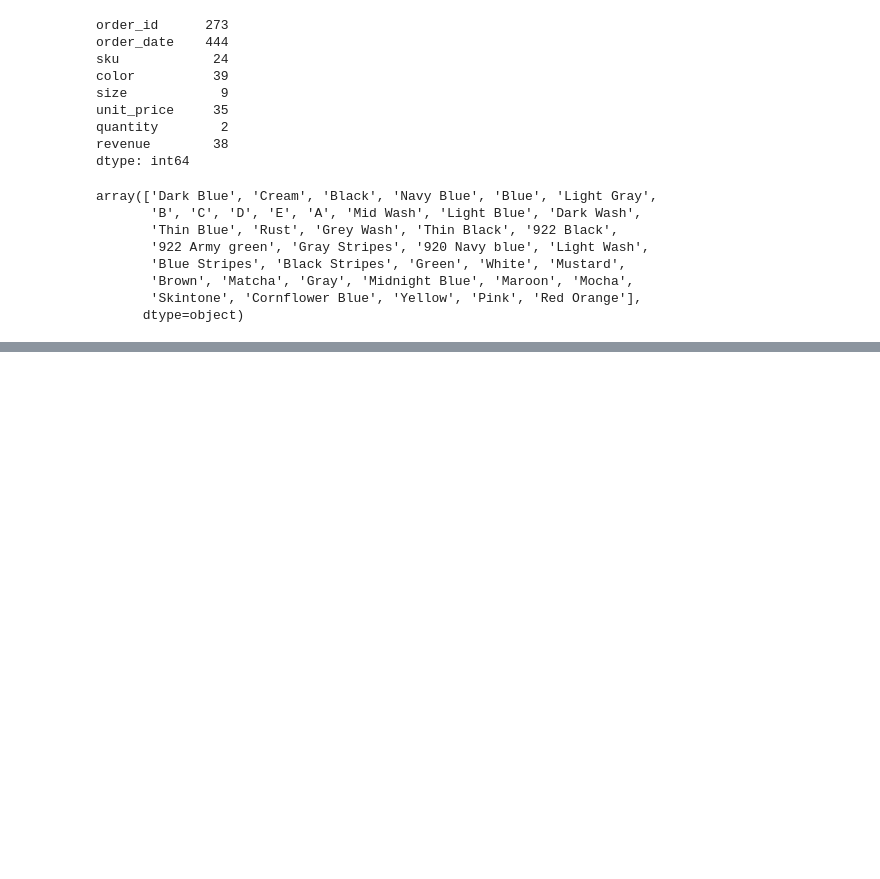
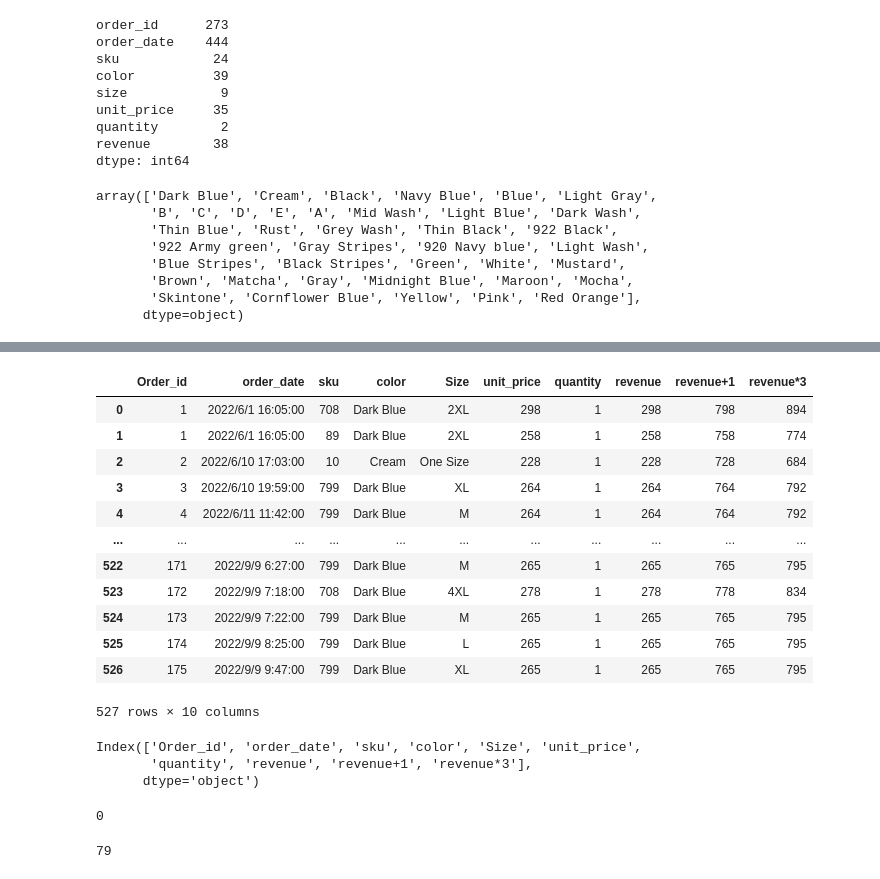
Before and after one commit to nayana142/Data-Science-Progression, a Jupyter notebook: 2. Pandas/Women_clothing.ipynb, the cells around one changed output, grey strips where cells are left out. Drawn from its saved outputs; the diff is of its cells as text; code cells hidden in the pictures; blank space fills up the shorter version.

```diff
--- a/2. Pandas/Women_clothing.ipynb
+++ b/2. Pandas/Women_clothing.ipynb
@@ -547,0 +593,2 @@ array(['Dark Blue', 'Cream', 'Black', 'Navy Blue', 'Blue', 'Light Gray',
+# %%
+data['sku'].replace('bobo','10',inplace=True)
@@ -547,0 +698,22 @@ array(['Dark Blue', 'Cream', 'Black', 'Navy Blue', 'Blue', 'Light Gray',
+# %%
+data
+# %% [output]
+|  | Order_id | order_date | sku | color | Size | unit_price | quantity | revenue | revenue+1 | revenue*3 |
+| 0 | 1 | 2022/6/1 16:05:00 | 708 | Dark Blue | 2XL | 298 | 1 | 298 | 798 | 894 |
+| 1 | 1 | 2022/6/1 16:05:00 | 89 | Dark Blue | 2XL | 258 | 1 | 258 | 758 | 774 |
+| 2 | 2 | 2022/6/10 17:03:00 | 10 | Cream | One Size | 228 | 1 | 228 | 728 | 684 |
+| 3 | 3 | 2022/6/10 19:59:00 | 799 | Dark Blue | XL | 264 | 1 | 264 | 764 | 792 |
+| 4 | 4 | 2022/6/11 11:42:00 | 799 | Dark Blue | M | 264 | 1 | 264 | 764 | 792 |
+| ... | ... | ... | ... | ... | ... | ... | ... | ... | ... | ... |
+| 522 | 171 | 2022/9/9 6:27:00 | 799 | Dark Blue | M | 265 | 1 | 265 | 765 | 795 |
+| 523 | 172 | 2022/9/9 7:18:00 | 708 | Dark Blue | 4XL | 278 | 1 | 278 | 778 | 834 |
+| 524 | 173 | 2022/9/9 7:22:00 | 799 | Dark Blue | M | 265 | 1 | 265 | 765 | 795 |
+| 525 | 174 | 2022/9/9 8:25:00 | 799 | Dark Blue | L | 265 | 1 | 265 | 765 | 795 |
+| 526 | 175 | 2022/9/9 9:47:00 | 799 | Dark Blue | XL | 265 | 1 | 265 | 765 | 795 |
+527 rows × 10 columns
+# %%
+data.columns
+# %% [output]
+Index(['Order_id', 'order_date', 'sku', 'color', 'Size', 'unit_price',
+       'quantity', 'revenue', 'revenue+1', 'revenue*3'],
+      dtype='object')
@@ -547,0 +724,8 @@ array(['Dark Blue', 'Cream', 'Black', 'Navy Blue', 'Blue', 'Light Gray',
+# %%
+data.duplicated().sum()
+# %% [output]
+0
+# %%
+data.duplicated(subset=['Order_id','order_date']).sum()
+# %% [output]
+79
```
Also changed, not shown: parts of 114 cells of this notebook, 18 other files.
